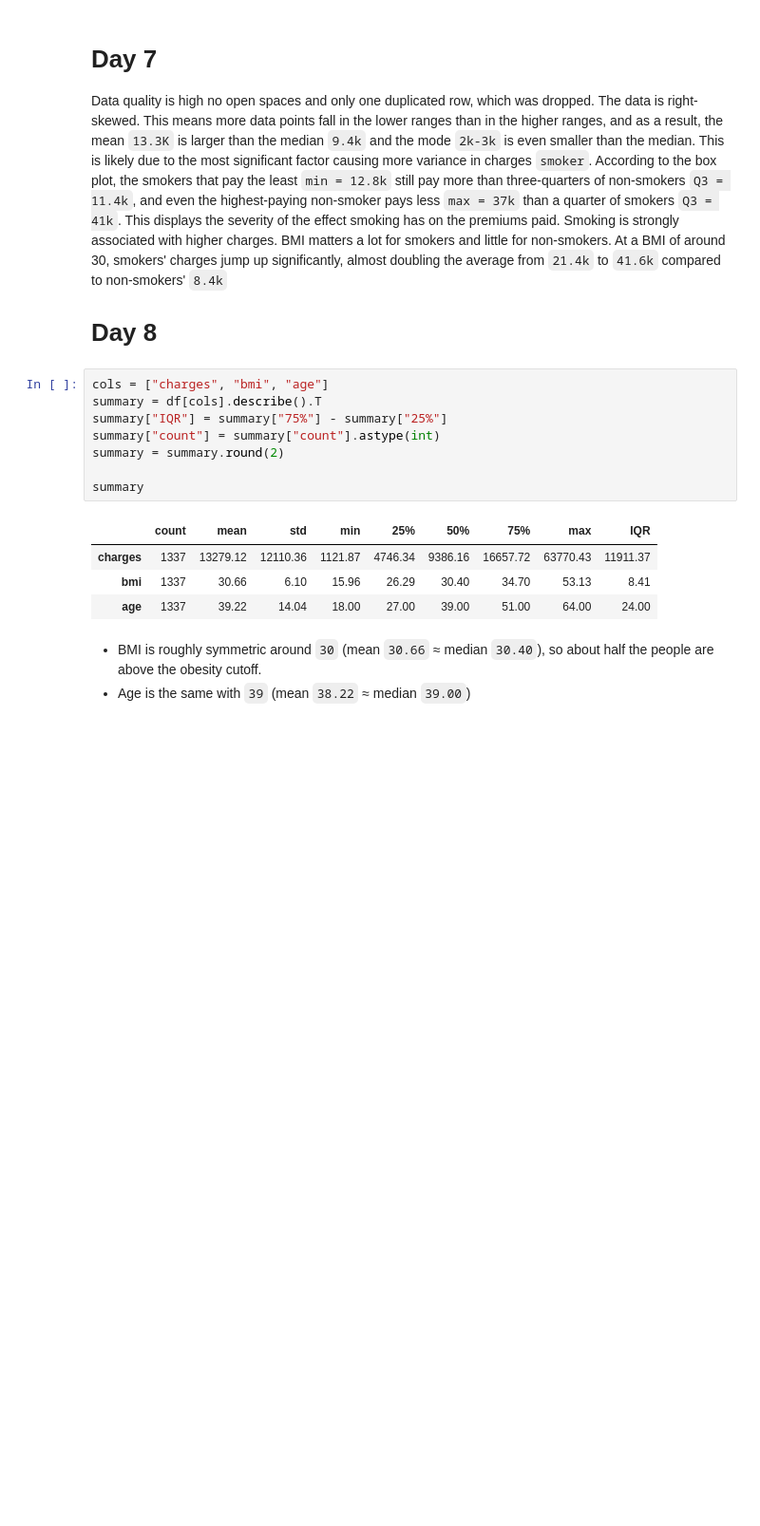
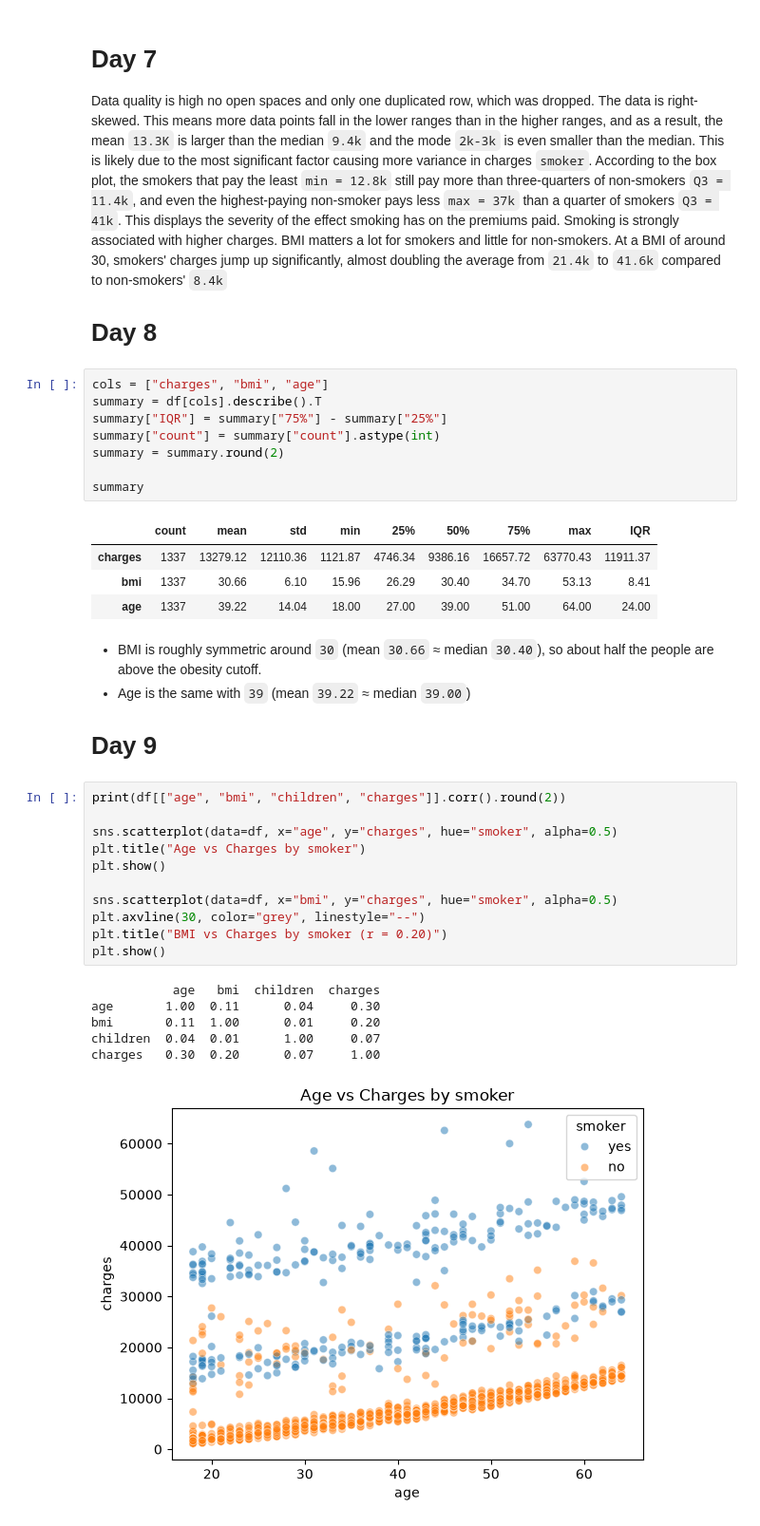
Before and after one commit to RebbelPigman/DA-Practice-01, a Jupyter notebook: notebooks/02_clean_eda.ipynb, the cells around one changed output. Shown at 95% size. Saved outputs shown, nothing was run; the diff lists cells and outputs as text; blank space fills up the shorter version.

Commit message:
docs: Day 8–9 summary table and seaborn correlation
Pin seaborn 0.13.2. Notebook and README cover describe/IQR and
Pearson scatters of age/bmi vs charges by smoker.

```diff
--- a/notebooks/02_clean_eda.ipynb
+++ b/notebooks/02_clean_eda.ipynb
@@ -158,4 +161,23 @@ summary
 | age | 1337 | 39.22 | 14.04 | 18.00 | 27.00 | 39.00 | 51.00 | 64.00 | 24.00 |
 # %% [markdown]
 - BMI is roughly symmetric around `30` (mean `30.66` ≈ median `30.40`), so about half the people are above the obesity cutoff.
-- Age is the same with `39` (mean `38.22` ≈ median `39.00`)
+- Age is the same with `39` (mean `39.22` ≈ median `39.00`)
+# Day 9
+# %%
+print(df[["age", "bmi", "children", "charges"]].corr().round(2))
+
+sns.scatterplot(data=df, x="age", y="charges", hue="smoker", alpha=0.5)
+plt.title("Age vs Charges by smoker")
+plt.show()
+
+sns.scatterplot(data=df, x="bmi", y="charges", hue="smoker", alpha=0.5)
+plt.axvline(30, color="grey", linestyle="--")
+plt.title("BMI vs Charges by smoker (r = 0.20)")
+plt.show()
+# %% [output]
+           age   bmi  children  charges
+age       1.00  0.11      0.04     0.30
+bmi       0.11  1.00      0.01     0.20
+children  0.04  0.01      1.00     0.07
+charges   0.30  0.20      0.07     1.00
+[figure, added]
```
Also changed, not shown: parts of 3 cells of this notebook, 2 other files.
